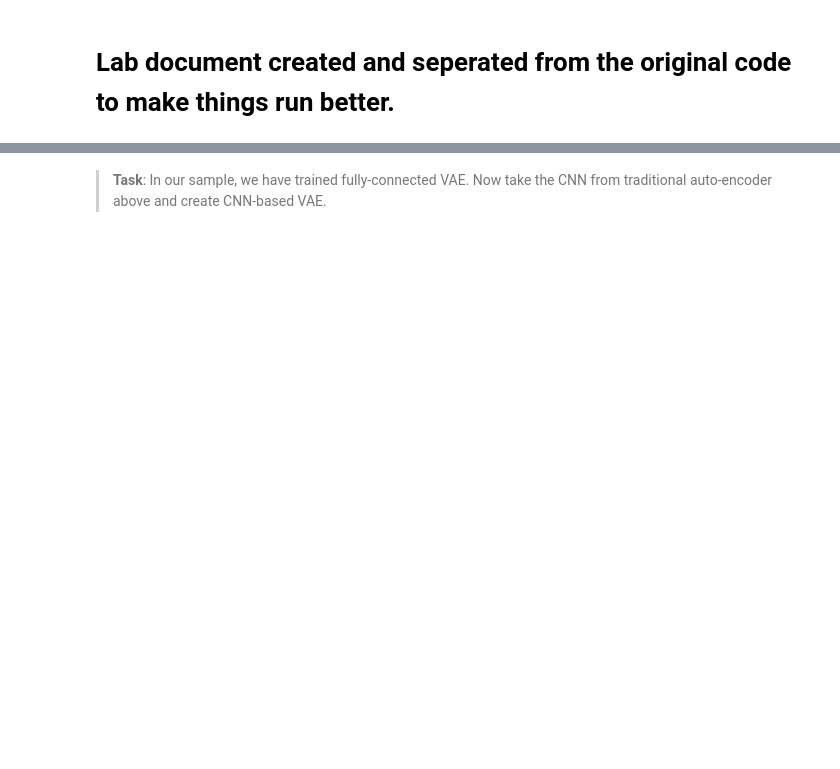
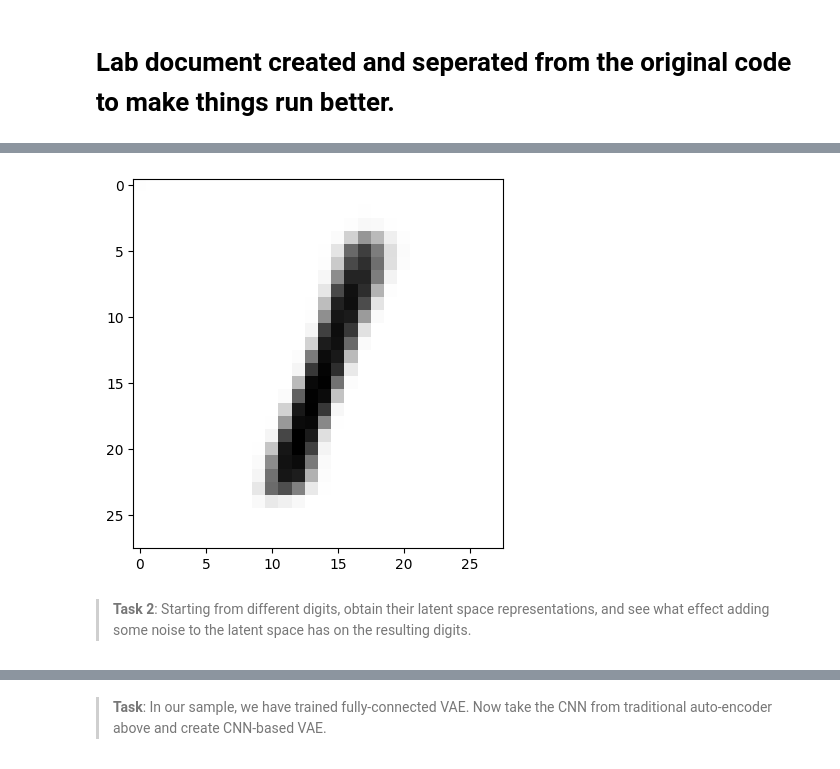
Before and after one commit to KalebKei/AI-For-Beginners, a Jupyter notebook: lessons/4-ComputerVision/09-Autoencoders/lab/AutoEncoderPytorchLab.ipynb, the cells around one changed output, grey strips where cells are left out. Cells and saved outputs as stored; diff of their text form; code cells hidden in the pictures; blank space fills up the shorter version.

Commit message:
Got through the first 2 tasks in Autoencoders.

```diff
--- a/lessons/4-ComputerVision/09-Autoencoders/lab/AutoEncoderPytorchLab.ipynb
+++ b/lessons/4-ComputerVision/09-Autoencoders/lab/AutoEncoderPytorchLab.ipynb
@@ -234,0 +276,13 @@ NameError: name 'dataloaders' is not defined
+# %%
+# Kaleb playing around
+with torch.no_grad():
+    new_image = model.decoder(torch.tensor([[2,1]], dtype=torch.float32).to(device))
+    # [[item, item]] as the input level is 1 batch of a tensor/list with length 2 containing float values
+    new_image.squeeze_(0)
+    new_image.squeeze_(0)
+plt.imshow(new_image.to('cpu').numpy(), cmap='binary')
+plt.show()
+# %% [output]
+[figure, added]
+# %% [markdown]
+> **Task 2**: Starting from different digits, obtain their latent space representations, and see what effect adding some noise to the latent space has on the resulting digits.
```
Also changed, not shown: parts of 8 cells of this notebook, 1 other file.
